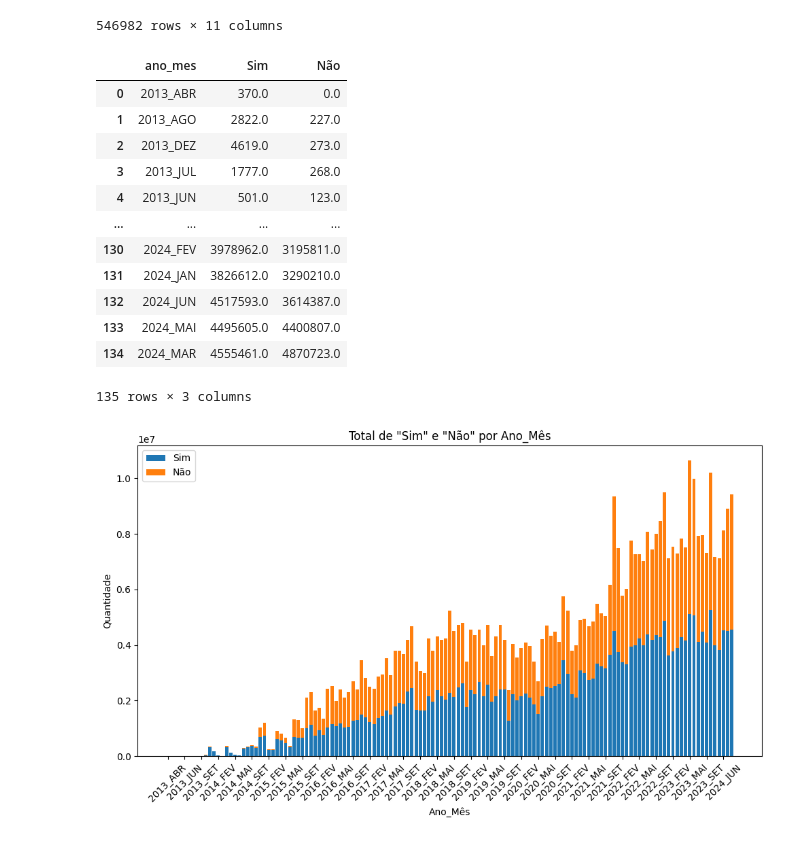
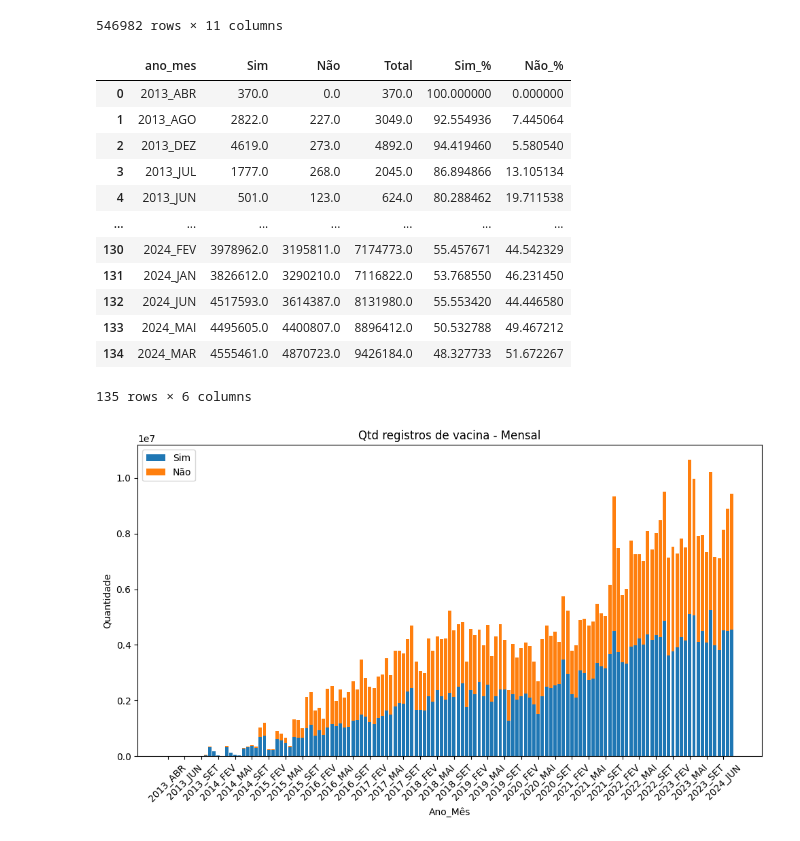
Before and after one commit to ecosustain/Info-APS, a Jupyter notebook: analises/vacinas/analise_vacinas.ipynb, the cells around one changed output. Saved outputs shown, nothing was run; the diff lists cells and outputs as text; code cells hidden in the pictures.

```diff
--- a/analises/vacinas/analise_vacinas.ipynb
+++ b/analises/vacinas/analise_vacinas.ipynb
@@ -28,41 +28,52 @@ df['ano_mes'] = df['Ano'].astype(str) + "_" + df['Mes']
 
 # Agrupando por 'ano_mes' e 'Ibge' e somando as colunas 'Sim' e 'Não'
 result = df.groupby(['ano_mes']).agg({'Sim': 'sum', 'Não': 'sum'}).reset_index()
+
+# Calculando o total anual para cada ano
+result['Total'] = result['Sim'] + result['Não']
+result['Sim_%'] = (result['Sim'] / result['Total']) * 100
+result['Não_%'] = (result['Não'] / result['Total']) * 100
+
 # Agrupando por 'ano_mes' e 'Ibge' e somando as colunas 'Sim' e 'Não'
 result_ano = df.groupby(['Ano']).agg({'Sim': 'sum', 'Não': 'sum'}).reset_index()
+
+# Calculando o total anual para cada ano
+result_ano['Total'] = result_ano['Sim'] + result_ano['Não']
+result_ano['Sim_%'] = (result_ano['Sim'] / result_ano['Total']) * 100
+result_ano['Não_%'] = (result_ano['Não'] / result_ano['Total']) * 100
 # %%
 result
 # %% [output]
-|  | ano_mes | Sim | Não |
-| 0 | 2013_ABR | 370.0 | 0.0 |
-| 1 | 2013_AGO | 2822.0 | 227.0 |
-| 2 | 2013_DEZ | 4619.0 | 273.0 |
-| 3 | 2013_JUL | 1777.0 | 268.0 |
-| 4 | 2013_JUN | 501.0 | 123.0 |
-| ... | ... | ... | ... |
-| 130 | 2024_FEV | 3978962.0 | 3195811.0 |
-| 131 | 2024_JAN | 3826612.0 | 3290210.0 |
-| 132 | 2024_JUN | 4517593.0 | 3614387.0 |
-| 133 | 2024_MAI | 4495605.0 | 4400807.0 |
-| 134 | 2024_MAR | 4555461.0 | 4870723.0 |
+|  | ano_mes | Sim | Não | Total | Sim_% | Não_% |
+| 0 | 2013_ABR | 370.0 | 0.0 | 370.0 | 100.000000 | 0.000000 |
+| 1 | 2013_AGO | 2822.0 | 227.0 | 3049.0 | 92.554936 | 7.445064 |
+| 2 | 2013_DEZ | 4619.0 | 273.0 | 4892.0 | 94.419460 | 5.580540 |
+| 3 | 2013_JUL | 1777.0 | 268.0 | 2045.0 | 86.894866 | 13.105134 |
+| 4 | 2013_JUN | 501.0 | 123.0 | 624.0 | 80.288462 | 19.711538 |
+| ... | ... | ... | ... | ... | ... | ... |
+| 130 | 2024_FEV | 3978962.0 | 3195811.0 | 7174773.0 | 55.457671 | 44.542329 |
+| 131 | 2024_JAN | 3826612.0 | 3290210.0 | 7116822.0 | 53.768550 | 46.231450 |
+| 132 | 2024_JUN | 4517593.0 | 3614387.0 | 8131980.0 | 55.553420 | 44.446580 |
+| 133 | 2024_MAI | 4495605.0 | 4400807.0 | 8896412.0 | 50.532788 | 49.467212 |
+| 134 | 2024_MAR | 4555461.0 | 4870723.0 | 9426184.0 | 48.327733 | 51.672267 |
-135 rows × 3 columns
+135 rows × 6 columns
 # %%
 # Configurando o gráfico de barras empilhadas
 fig, ax = plt.subplots(figsize=(10, 6))
 
 # Plotando os valores de 'Sim' e 'Não' empilhados
 ax.bar(result['ano_mes'], result['Sim'], label='Sim')
 ax.bar(result['ano_mes'], result['Não'], bottom=result['Sim'], label='Não')
 
 # Customizações do gráfico
 ax.set_xlabel('Ano_Mês')
 ax.set_ylabel('Quantidade')
-ax.set_title('Total de "Sim" e "Não" por Ano_Mês')
+ax.set_title('Qtd registros de vacina - Mensal')
 ax.set_xticks(result['ano_mes'][::4])
 ax.legend()
 
 plt.xticks(rotation=45)
 plt.tight_layout()
 plt.show()
 # %% [output]
-[figure, old version]
+[figure, new version]
```
Also changed, not shown: parts of 6 cells of this notebook.
